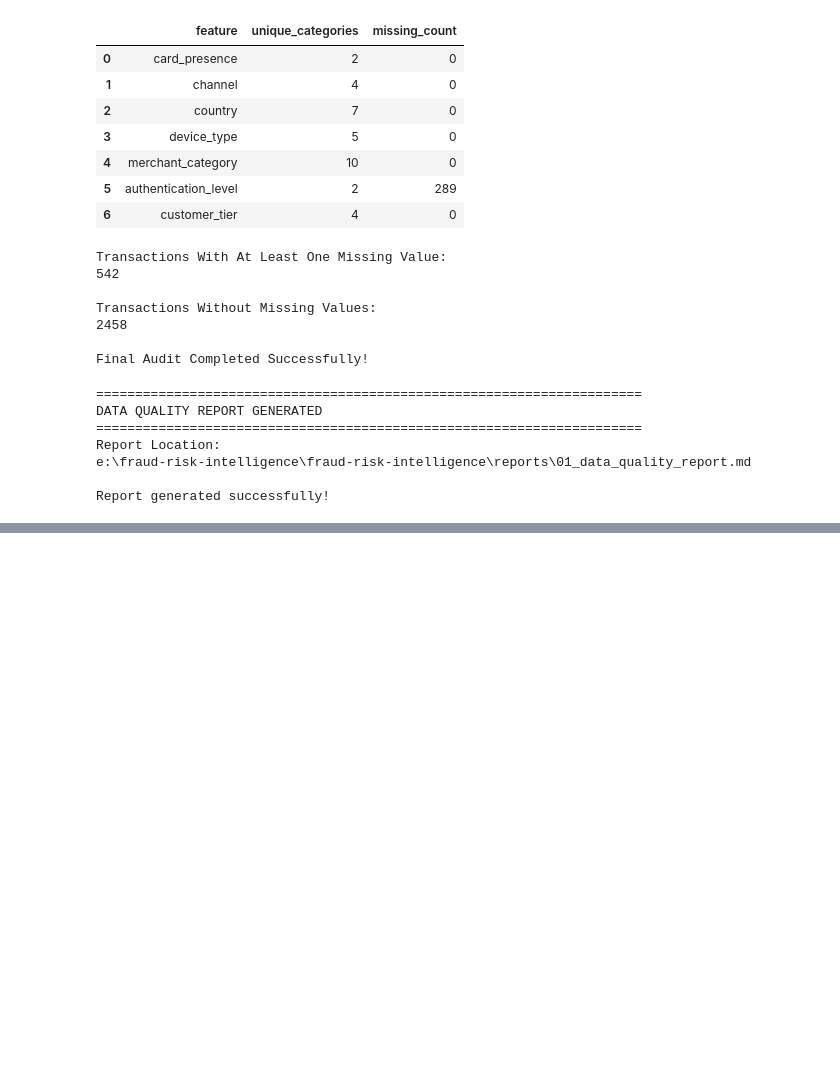
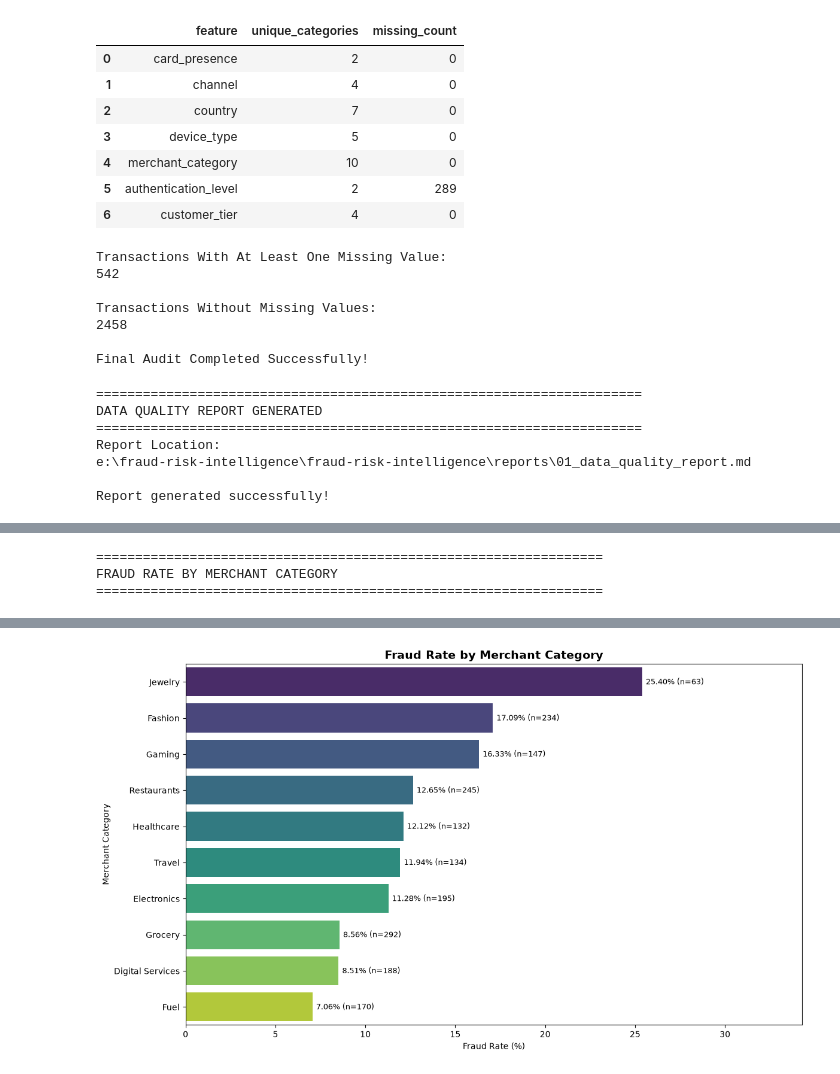
Before and after one commit to sasa312002/fraud-risk-intelligence, a Jupyter notebook: notebooks/01_fraud_risk_analysis.ipynb, the cells around one changed output, grey strips where cells are left out. Saved outputs shown, nothing was run; the diff lists cells and outputs as text; code cells hidden in the pictures; blank space fills up the shorter version.

```diff
--- a/notebooks/01_fraud_risk_analysis.ipynb
+++ b/notebooks/01_fraud_risk_analysis.ipynb
@@ -1009,0 +1374,72 @@ Report generated successfully!
+# %%
+# ============================================================
+# SECTION B - ADVANCED EDA
+# Cell 15: Fraud Rate by Merchant Category
+# ============================================================
+
+merchant_analysis = (
+    train_df.groupby("merchant_category")["fraud"]
+    .agg(
+        total_transactions="count",
+        fraud_transactions="sum",
+        fraud_rate="mean"
+    )
+    .reset_index()
+)
+
+merchant_analysis["fraud_rate"] *= 100
+
+merchant_analysis = merchant_analysis.sort_values(
+    by="fraud_rate",
+    ascending=False
+)
+
+print("=" * 65)
+print("FRAUD RATE BY MERCHANT CATEGORY")
+print("=" * 65)
+
+display(merchant_analysis.round(2))
+
+# Visualization
+
+plt.figure(figsize=(12, 7))
+
+ax = sns.barplot(
+    data=merchant_analysis,
+    x="fraud_rate",
+    y="merchant_category",
+    hue="merchant_category",
+    palette="viridis",
+    legend=False
+)
+
+plt.title(
+    "Fraud Rate by Merchant Category",
+    fontsize=14,
+    fontweight="bold"
+)
+
+plt.xlabel("Fraud Rate (%)")
+plt.ylabel("Merchant Category")
+
+for i, row in enumerate(merchant_analysis.itertuples()):
+
+    ax.text(
+        row.fraud_rate + 0.2,
+        i,
+        f"{row.fraud_rate:.2f}% (n={row.total_transactions})",
+        va="center",
+        fontsize=9
+    )
+
+plt.xlim(
+    0,
+    merchant_analysis["fraud_rate"].max() * 1.35
+)
+
+plt.tight_layout()
+plt.show()
+# %% [output]
+=================================================================
+FRAUD RATE BY MERCHANT CATEGORY
+=================================================================
@@ -1009,0 +1457 @@ Report generated successfully!
+[figure, added]
```
Also changed, not shown: parts of 20 cells of this notebook, 1 other file.
